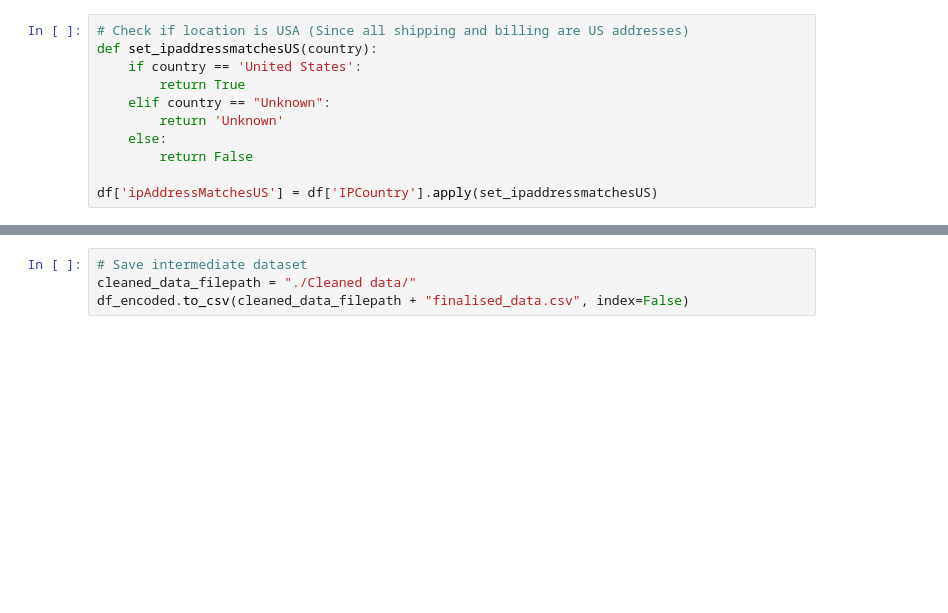
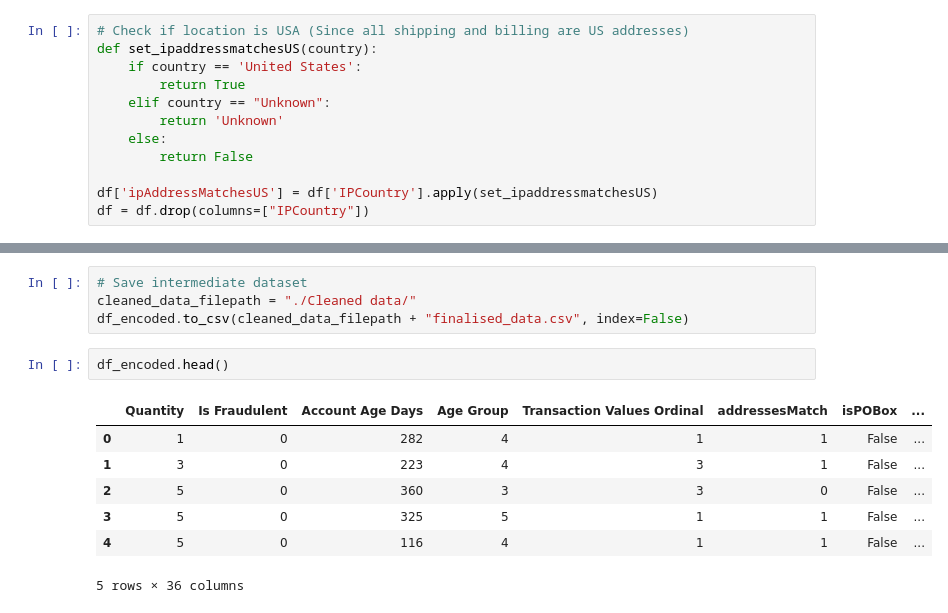
Before and after one commit to EldrickSYK/BT4012, a Jupyter notebook: BT4012_EDA_Preprocessing.ipynb, the cells around one changed output, grey strips where cells are left out. Drawn from its saved outputs; the diff is of its cells as text; blank space fills up the shorter version.

Commit message:
Removal of IPCountry feature

```diff
--- a/BT4012_EDA_Preprocessing.ipynb
+++ b/BT4012_EDA_Preprocessing.ipynb
@@ -620,6 +620,7 @@ def set_ipaddressmatchesUS(country):
         return False
 
 df['ipAddressMatchesUS'] = df['IPCountry'].apply(set_ipaddressmatchesUS)
+df = df.drop(columns=["IPCountry"])
 # %% [markdown]
 ## Age Related Feature
 # %%
@@ -658,3 +659,13 @@ This is to prevent rerunning the api requests as well as the preprocessing
 # Save intermediate dataset
 cleaned_data_filepath = "./Cleaned data/"
 df_encoded.to_csv(cleaned_data_filepath + "finalised_data.csv", index=False)
+# %%
+df_encoded.head()
+# %% [output]
+|  | Quantity | Is Fraudulent | Account Age Days | Age Group | Transaction Values Ordinal | addressesMatch | isPOBox | ... |
+| 0 | 1 | 0 | 282 | 4 | 1 | 1 | False | ... |
+| 1 | 3 | 0 | 223 | 4 | 3 | 1 | False | ... |
+| 2 | 5 | 0 | 360 | 3 | 3 | 0 | False | ... |
+| 3 | 5 | 0 | 325 | 5 | 1 | 1 | False | ... |
+| 4 | 5 | 0 | 116 | 4 | 1 | 1 | False | ... |
+5 rows × 36 columns
```
Also changed, not shown: 1 other file.
